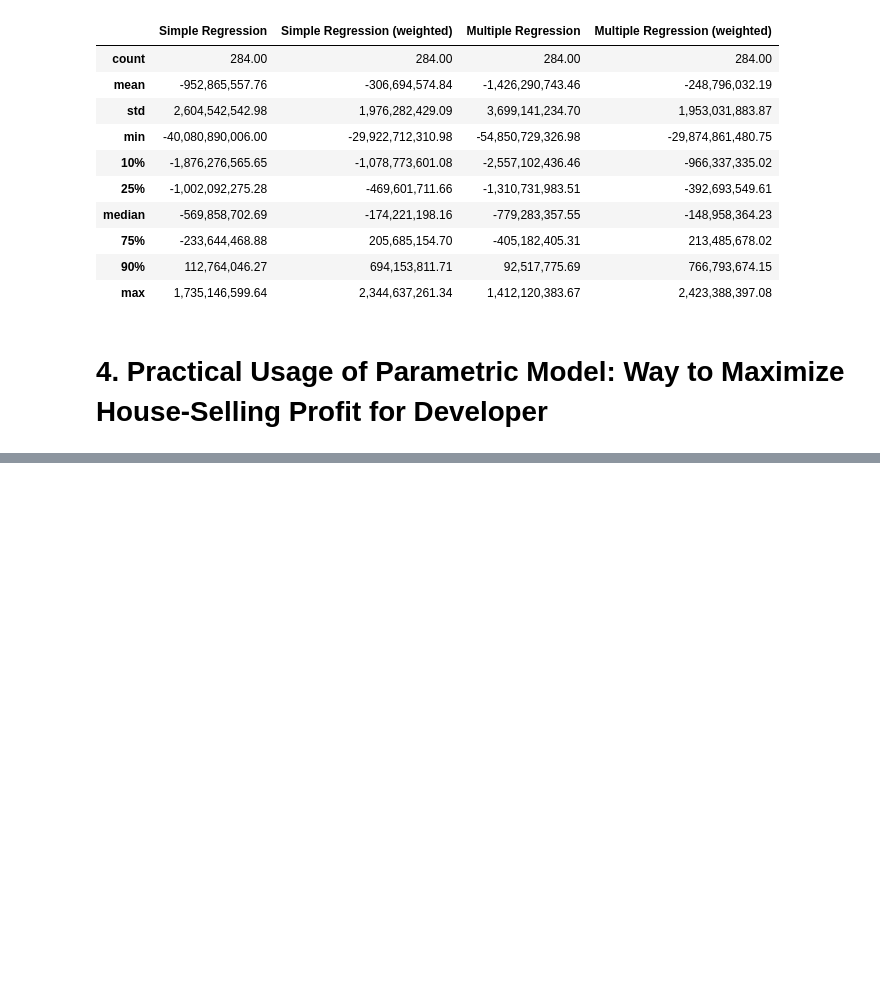
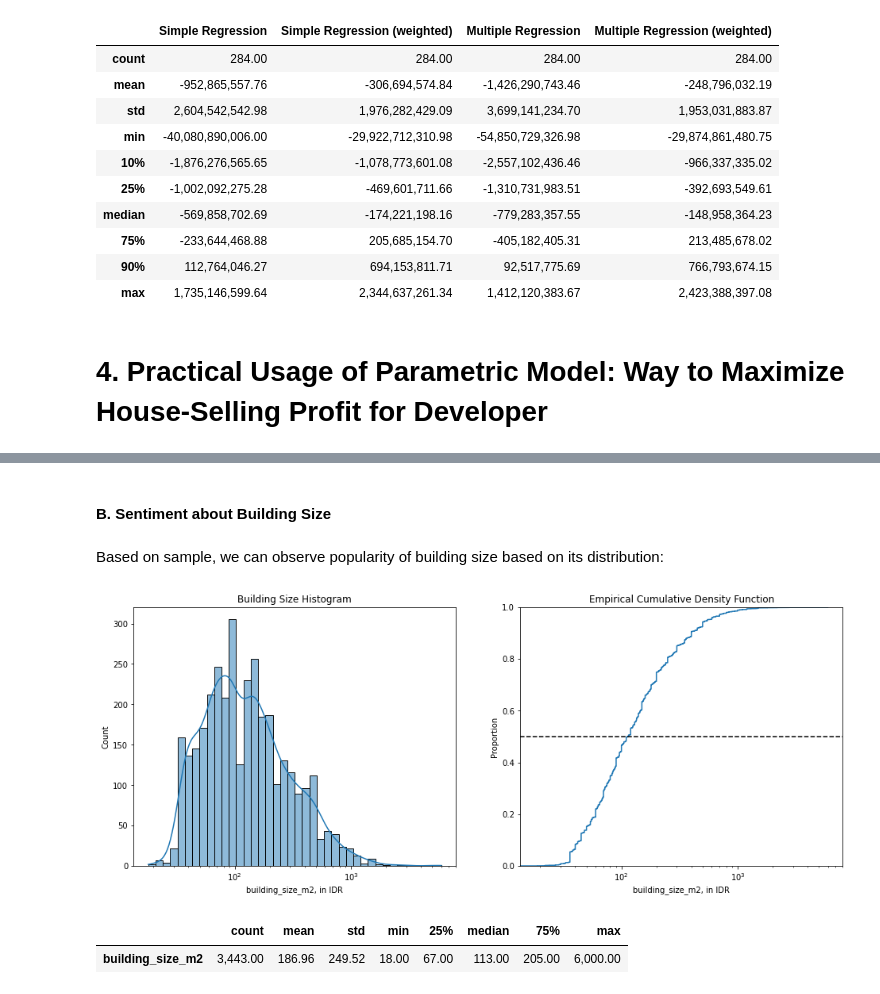
Before and after one commit to nbarizki/jabodetabekhousepricing, a Jupyter notebook: 3 - Linear Modeling of House Price.ipynb, the cells around one changed output, grey strips where cells are left out. Drawn from its saved outputs; the diff is of its cells as text; code cells hidden in the pictures; blank space fills up the shorter version.

```diff
--- a/3 - Linear Modeling of House Price.ipynb
+++ b/3 - Linear Modeling of House Price.ipynb
@@ -1409,0 +1463,28 @@ resid_df.describe(percentiles=[0.1, 0.25, 0.5, 0.75, 0.9]).T.rename(columns={'50
+# %% [markdown]
+#### **B. Sentiment about Building Size**
+# %% [markdown]
+Based on sample, we can observe popularity of building size based on its distribution:
+# %%
+house_df = pd.read_csv('Dataset\jabodetabek_house_data_prcsd.csv')
+house_df.loc[house_df.city.str.contains('Jakarta'), 'city'] = ' DKI Jakarta'
+fig, ax = plt.subplots(1, 2, figsize=(14, 6))
+sns.histplot(
+    data=house_df, x='building_size_m2',
+    kde=True, ax=ax[0], log_scale=True
+    )
+sns.ecdfplot(
+    data=house_df, x='building_size_m2',ax=ax[1], log_scale=True
+)
+ax[0].set_title('Building Size Histogram')
+ax[1].axhline(y=0.5, ls='--', color='black')
+# ax[1].text(x=5*10e6, y=0.52, s=f'Proportion = 0.5,\nMedian={median:,.0f}')
+ax[1].set_title('Empirical Cumulative Density Function')
+for ax_ in ax:
+    ax_.set_xlabel('building_size_m2, in IDR')
+# %% [output]
+[figure, added]
+# %%
+house_df[['building_size_m2']].describe(percentiles=[0.25, 0.5, 0.75]).T.rename(columns={'50%': 'median'})
+# %% [output]
+|  | count | mean | std | min | 25% | median | 75% | max |
+| building_size_m2 | 3,443.00 | 186.96 | 249.52 | 18.00 | 67.00 | 113.00 | 205.00 | 6,000.00 |
```
Also changed, not shown: parts of 32 cells of this notebook, 2 other files.
